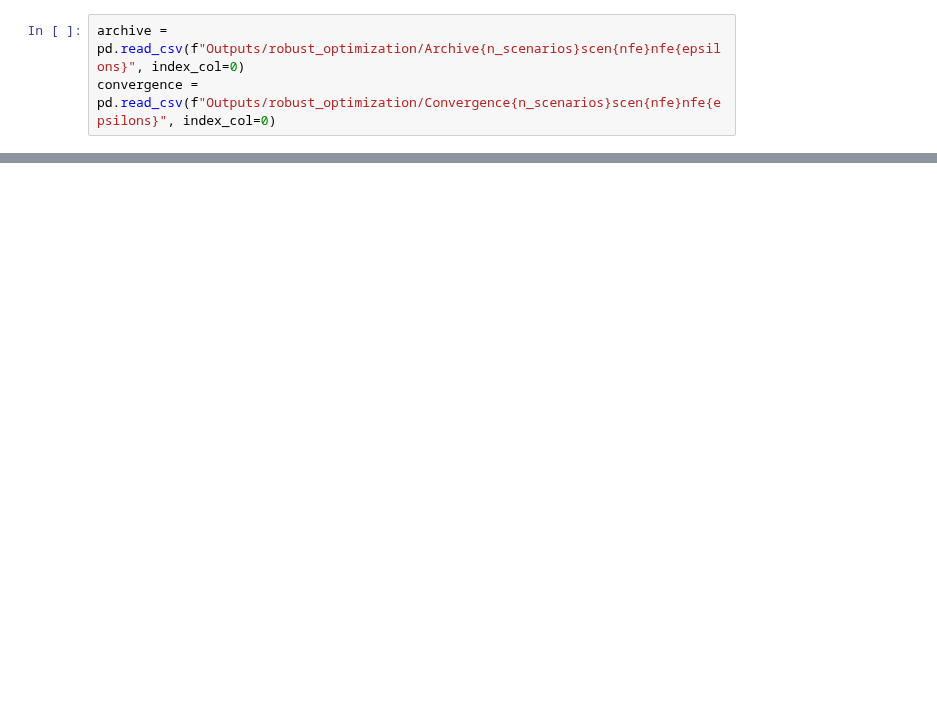
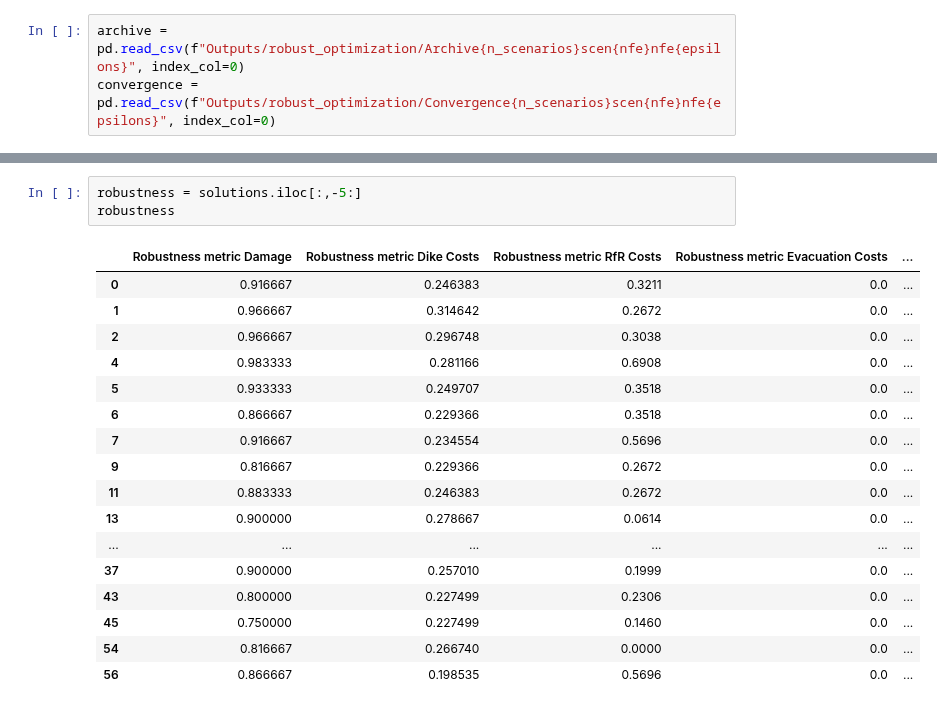
Before and after one commit to pdebiase/MBDM-group-11, a Jupyter notebook: final assignment/Political Considerations.ipynb, the cells around one changed output, grey strips where cells are left out. Saved outputs shown, nothing was run; the diff lists cells and outputs as text; blank space fills up the shorter version.

```diff
--- a/final assignment/Political Considerations.ipynb
+++ b/final assignment/Political Considerations.ipynb
@@ -8,0 +68,21 @@ convergence = pd.read_csv(f"Outputs/robust_optimization/Convergence{n_scenarios}
+# %%
+robustness = solutions.iloc[:,-5:]
+robustness
+# %% [output]
+|  | Robustness metric Damage | Robustness metric Dike Costs | Robustness metric RfR Costs | Robustness metric Evacuation Costs | ... |
+| 0 | 0.916667 | 0.246383 | 0.3211 | 0.0 | ... |
+| 1 | 0.966667 | 0.314642 | 0.2672 | 0.0 | ... |
+| 2 | 0.966667 | 0.296748 | 0.3038 | 0.0 | ... |
+| 4 | 0.983333 | 0.281166 | 0.6908 | 0.0 | ... |
+| 5 | 0.933333 | 0.249707 | 0.3518 | 0.0 | ... |
+| 6 | 0.866667 | 0.229366 | 0.3518 | 0.0 | ... |
+| 7 | 0.916667 | 0.234554 | 0.5696 | 0.0 | ... |
+| 9 | 0.816667 | 0.229366 | 0.2672 | 0.0 | ... |
+| 11 | 0.883333 | 0.246383 | 0.2672 | 0.0 | ... |
+| 13 | 0.900000 | 0.278667 | 0.0614 | 0.0 | ... |
+| ... | ... | ... | ... | ... | ... |
+| 37 | 0.900000 | 0.257010 | 0.1999 | 0.0 | ... |
+| 43 | 0.800000 | 0.227499 | 0.2306 | 0.0 | ... |
+| 45 | 0.750000 | 0.227499 | 0.1460 | 0.0 | ... |
+| 54 | 0.816667 | 0.266740 | 0.0000 | 0.0 | ... |
+| 56 | 0.866667 | 0.198535 | 0.5696 | 0.0 | ... |
```
Also changed, not shown: parts of 10 cells of this notebook, 2 other files.
